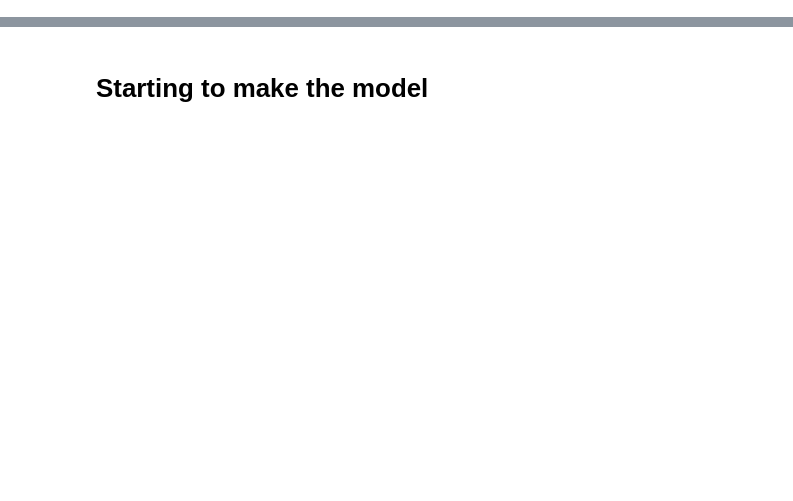
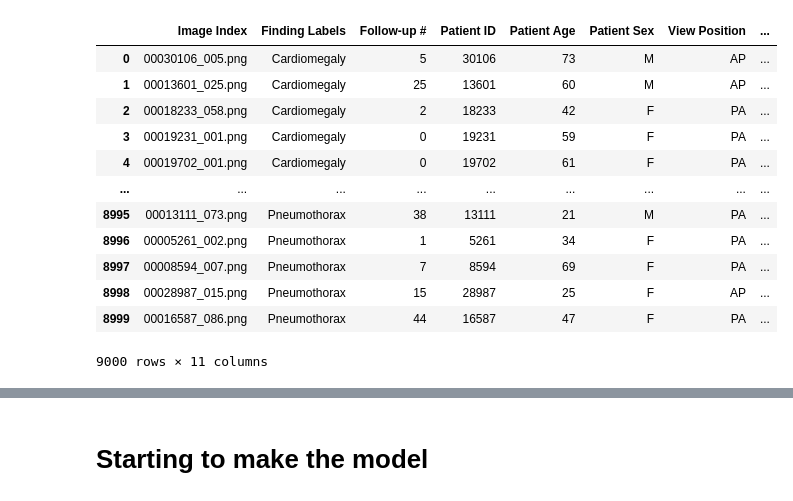
Before and after one commit to JevsJevs/MC906-DiagXray, a Jupyter notebook: ResNet50.ipynb, the cells around one changed output, grey strips where cells are left out. Saved outputs shown, nothing was run; the diff lists cells and outputs as text; code cells hidden in the pictures; blank space fills up the shorter version.

```diff
--- a/ResNet50.ipynb
+++ b/ResNet50.ipynb
@@ -1,34 +1,49 @@
 # %%
 import os
 import pandas as pd
 from PIL import Image
 from sklearn.model_selection import train_test_split
 import torch
 from torch.utils.data import Dataset, DataLoader
 import torchvision.transforms as transforms
 import matplotlib.pyplot as plt
 from tqdm import tqdm
 import numpy as np
 
 # Load CSV
 df = pd.read_csv("Data_Entry_2017_v2020.csv")
 
 df['Finding Labels'] = df['Finding Labels'].str.split('|')
 desiredClasses = ['No Finding', 'Pneumothorax', 'Cardiomegaly', 'Consolidation', 'Nodule']
 # desiredClasses = ['Pneumothorax', 'Cardiomegaly', 'Mass', 'Nodule']
 desiredSet = set(desiredClasses)
 
 df = df[df['Finding Labels'].apply(lambda x: sum(label in desiredClasses for label in x) == 1)] #Gets lines where only one category in the list is present
 df['Finding Labels'] = df['Finding Labels'].apply(lambda x: list(set(x) & desiredSet)[0]) #Makes the ´Finding Labels´ column only have this category
 # df = df.drop_duplicates(subset='Patient ID') #Keeps only one register per patient
 np.unique(df['Finding Labels'])
 
 #Count classes, get the number of lines of the min appearing class
 maxN = df['Finding Labels'].value_counts().min()
 maxN = 1800
 #Random sampling of classes, getting max lines possible
-df = df.groupby('Finding Labels', group_keys=False).sample(n=maxN, random_state=23062025)
+df = df.groupby('Finding Labels', group_keys=False).sample(n=maxN, random_state=23062025).reset_index(drop=True)
+# df = df.groupby('Patient ID', group_keys=True).head()
 df
+# %% [output]
+|  | Image Index | Finding Labels | Follow-up # | Patient ID | Patient Age | Patient Sex | View Position | ... |
+| 0 | 00030106_005.png | Cardiomegaly | 5 | 30106 | 73 | M | AP | ... |
+| 1 | 00013601_025.png | Cardiomegaly | 25 | 13601 | 60 | M | AP | ... |
+| 2 | 00018233_058.png | Cardiomegaly | 2 | 18233 | 42 | F | PA | ... |
+| 3 | 00019231_001.png | Cardiomegaly | 0 | 19231 | 59 | F | PA | ... |
+| 4 | 00019702_001.png | Cardiomegaly | 0 | 19702 | 61 | F | PA | ... |
+| ... | ... | ... | ... | ... | ... | ... | ... | ... |
+| 8995 | 00013111_073.png | Pneumothorax | 38 | 13111 | 21 | M | PA | ... |
+| 8996 | 00005261_002.png | Pneumothorax | 1 | 5261 | 34 | F | PA | ... |
+| 8997 | 00008594_007.png | Pneumothorax | 7 | 8594 | 69 | F | PA | ... |
+| 8998 | 00028987_015.png | Pneumothorax | 15 | 28987 | 25 | F | AP | ... |
+| 8999 | 00016587_086.png | Pneumothorax | 44 | 16587 | 47 | F | PA | ... |
+9000 rows × 11 columns
 # %%
 # import tarfile
 # from pathlib import Path
```
Also changed, not shown: parts of 9 cells of this notebook.
